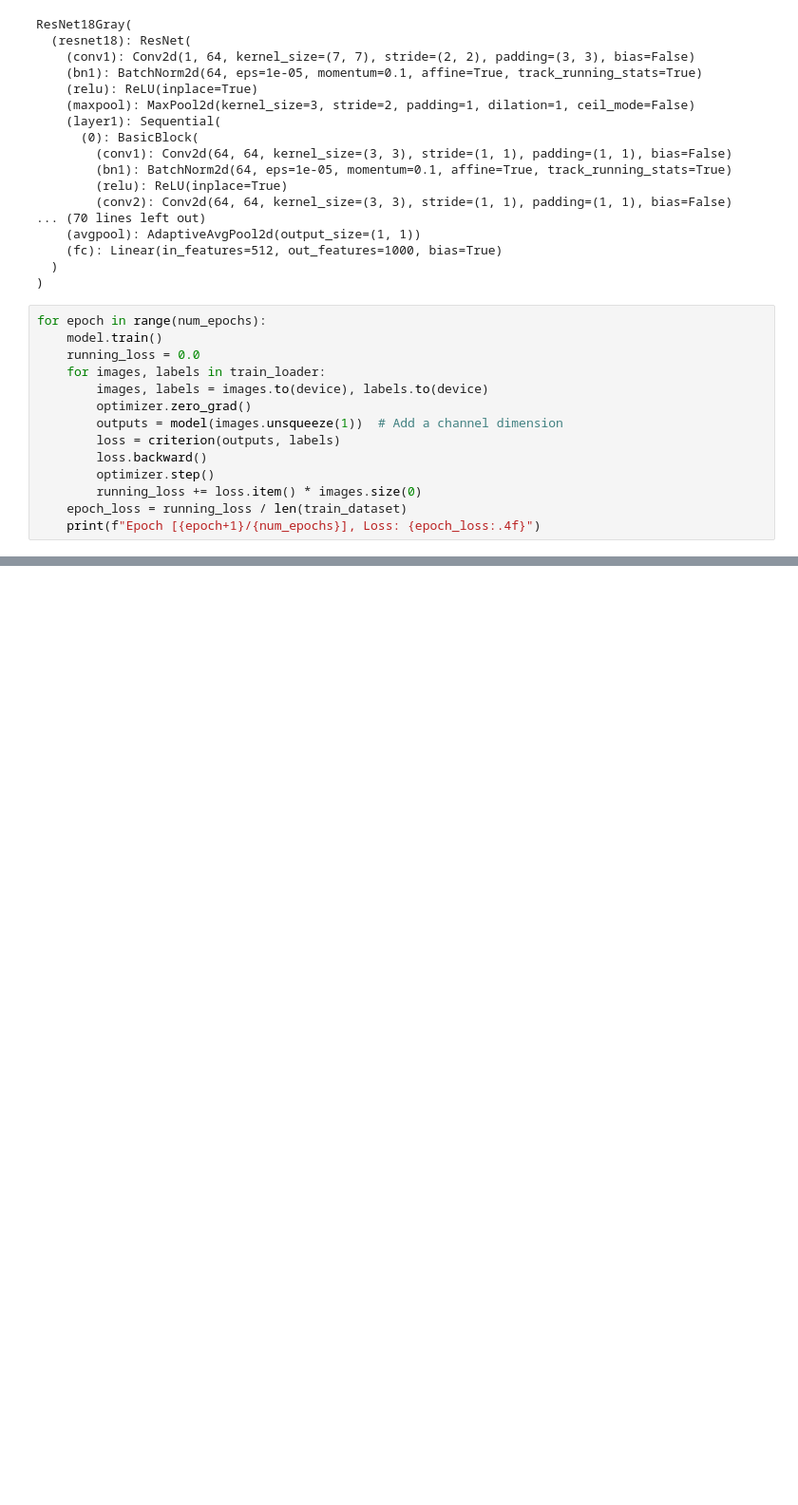
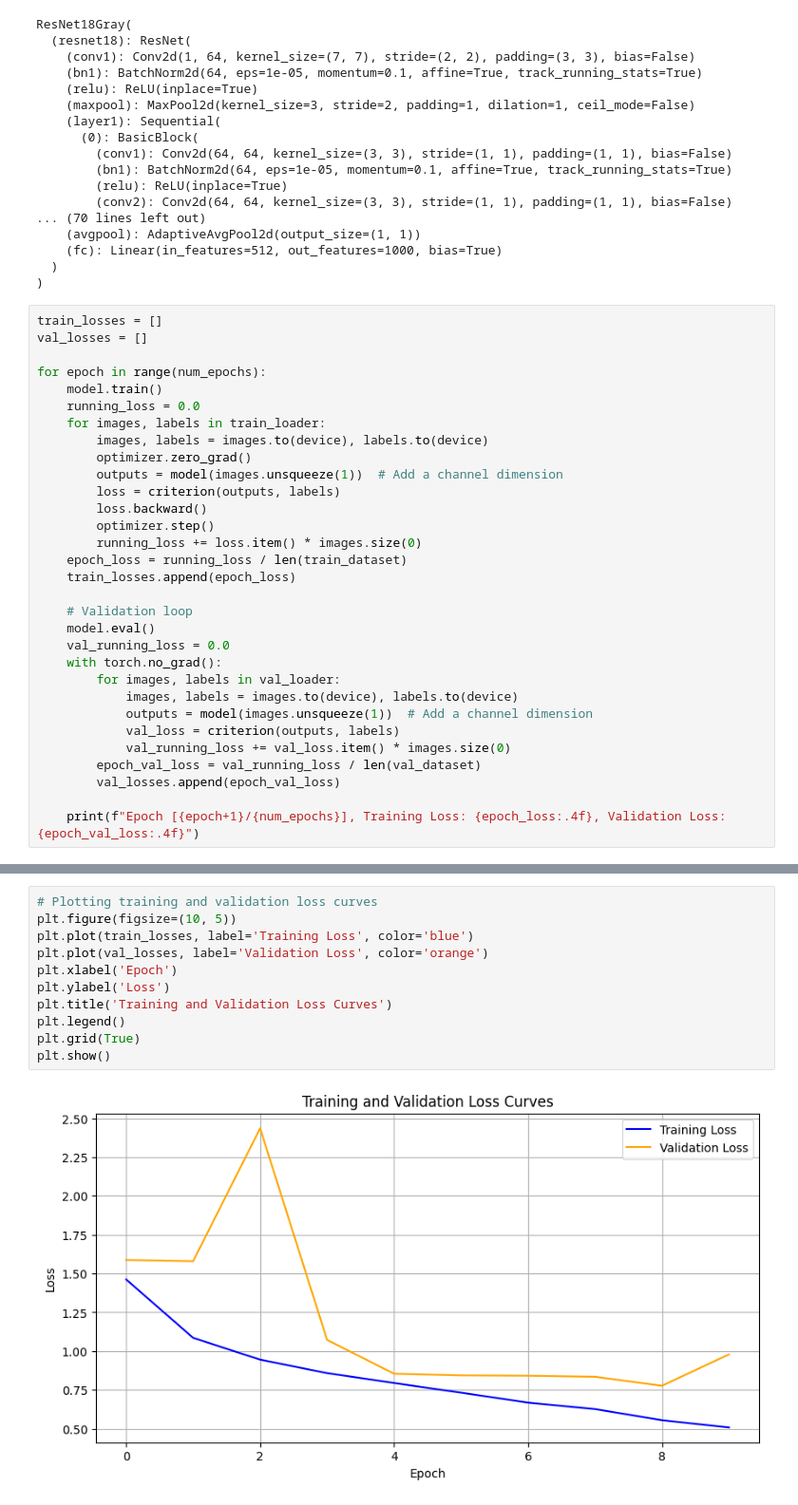
Before and after one commit to EduCappiello/DeepLearning, a Jupyter notebook: 20240317_Deep_Learning/ResNet.ipynb, the cells around one changed output, grey strips where cells are left out. Shown at 95% size. Drawn from its saved outputs; the diff is of its cells as text; blank space fills up the shorter version.

```diff
--- a/20240317_Deep_Learning/ResNet.ipynb
+++ b/20240317_Deep_Learning/ResNet.ipynb
@@ -96,6 +101,9 @@ ResNet18Gray(
   )
 )
 # %%
+train_losses = []
+val_losses = []
+
 for epoch in range(num_epochs):
     model.train()
     running_loss = 0.0
@@ -108,5 +116,19 @@ for epoch in range(num_epochs):
         optimizer.step()
         running_loss += loss.item() * images.size(0)
     epoch_loss = running_loss / len(train_dataset)
-    print(f"Epoch [{epoch+1}/{num_epochs}], Loss: {epoch_loss:.4f}")
+    train_losses.append(epoch_loss)
+
+    # Validation loop
+    model.eval()
+    val_running_loss = 0.0
+    with torch.no_grad():
+        for images, labels in val_loader:
+            images, labels = images.to(device), labels.to(device)
+            outputs = model(images.unsqueeze(1))  # Add a channel dimension
+            val_loss = criterion(outputs, labels)
+            val_running_loss += val_loss.item() * images.size(0)
+        epoch_val_loss = val_running_loss / len(val_dataset)
+        val_losses.append(epoch_val_loss)
+
+    print(f"Epoch [{epoch+1}/{num_epochs}], Training Loss: {epoch_loss:.4f}, Validation Loss: {epoch_val_loss:.4f}")
 # %% [output]
@@ -123,3 +145,16 @@ Epoch [10/10], Loss: 0.5019
+# %%
+# Plotting training and validation loss curves
+plt.figure(figsize=(10, 5))
+plt.plot(train_losses, label='Training Loss', color='blue')
+plt.plot(val_losses, label='Validation Loss', color='orange')
+plt.xlabel('Epoch')
+plt.ylabel('Loss')
+plt.title('Training and Validation Loss Curves')
+plt.legend()
+plt.grid(True)
+plt.show()
+# %% [output]
+[figure, added]
 # %%
 # Evaluation
 model.eval()
```
Also changed, not shown: parts of 4 cells of this notebook, 3 other files.
